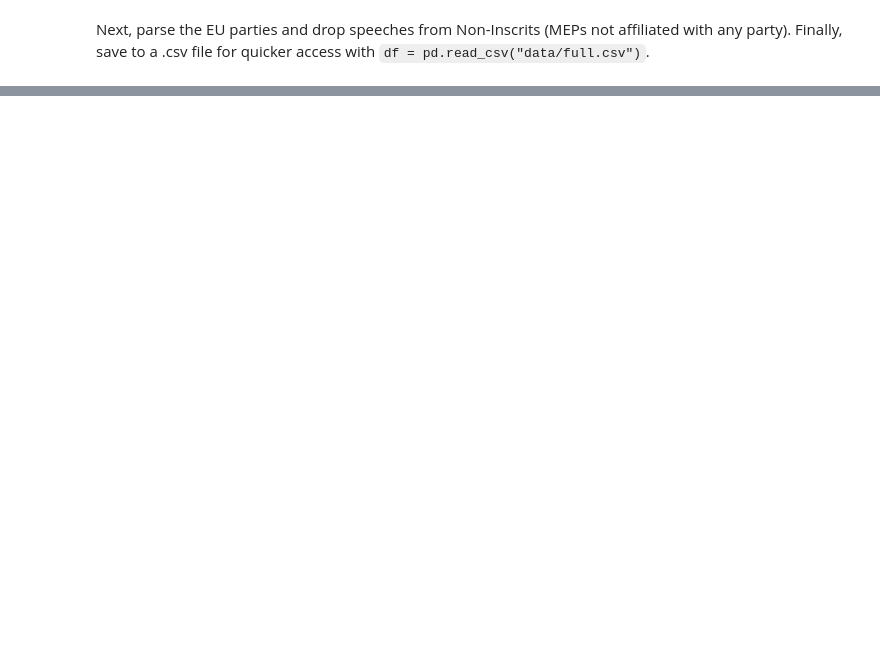
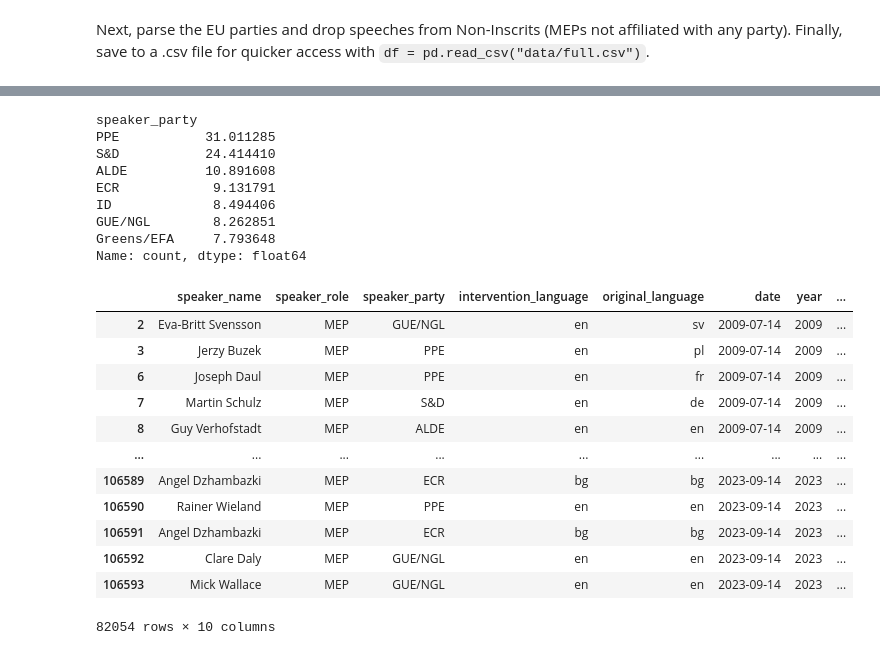
Before and after one commit to pkochelka/povalec, a Jupyter notebook: dataset_preprocessing.ipynb, the cells around one changed output, grey strips where cells are left out. Saved outputs shown, nothing was run; the diff lists cells and outputs as text; code cells hidden in the pictures; blank space fills up the shorter version.

```diff
--- a/dataset_preprocessing.ipynb
+++ b/dataset_preprocessing.ipynb
@@ -56,0 +191,30 @@ df.to_csv("data/EuroParl/preprocessed/2009filtered.csv")
+# %%
+df = df[~df["speaker_party"].str.contains(r"\bN/A\b", case=False, na=False)]
+df = df[~df["speaker_party"].str.contains(r"\bNI\b", case=False, na=False)]
+df.loc[df["translated_text"].notna(), "text"] = df["translated_text"]
+print(df["speaker_party"].value_counts()/len(df)*100)
+df.to_csv("data/EU Debates/preprocessed/filtered.csv")
+df
+# %% [output]
+speaker_party
+PPE           31.011285
+S&D           24.414410
+ALDE          10.891608
+ECR            9.131791
+ID             8.494406
+GUE/NGL        8.262851
+Greens/EFA     7.793648
+Name: count, dtype: float64
+|  | speaker_name | speaker_role | speaker_party | intervention_language | original_language | date | year | ... |
+| 2 | Eva-Britt Svensson | MEP | GUE/NGL | en | sv | 2009-07-14 | 2009 | ... |
+| 3 | Jerzy Buzek | MEP | PPE | en | pl | 2009-07-14 | 2009 | ... |
+| 6 | Joseph Daul | MEP | PPE | en | fr | 2009-07-14 | 2009 | ... |
+| 7 | Martin Schulz | MEP | S&D | en | de | 2009-07-14 | 2009 | ... |
+| 8 | Guy Verhofstadt | MEP | ALDE | en | en | 2009-07-14 | 2009 | ... |
+| ... | ... | ... | ... | ... | ... | ... | ... | ... |
+| 106589 | Angel Dzhambazki | MEP | ECR | bg | bg | 2023-09-14 | 2023 | ... |
+| 106590 | Rainer Wieland | MEP | PPE | en | en | 2023-09-14 | 2023 | ... |
+| 106591 | Angel Dzhambazki | MEP | ECR | bg | bg | 2023-09-14 | 2023 | ... |
+| 106592 | Clare Daly | MEP | GUE/NGL | en | en | 2023-09-14 | 2023 | ... |
+| 106593 | Mick Wallace | MEP | GUE/NGL | en | en | 2023-09-14 | 2023 | ... |
+82054 rows × 10 columns
```
Also changed, not shown: parts of 11 cells of this notebook, 9 other files.
